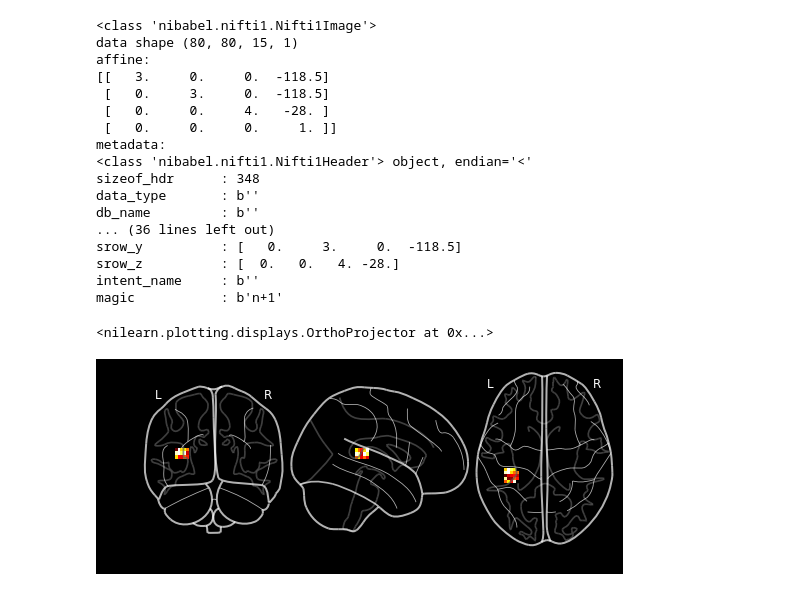
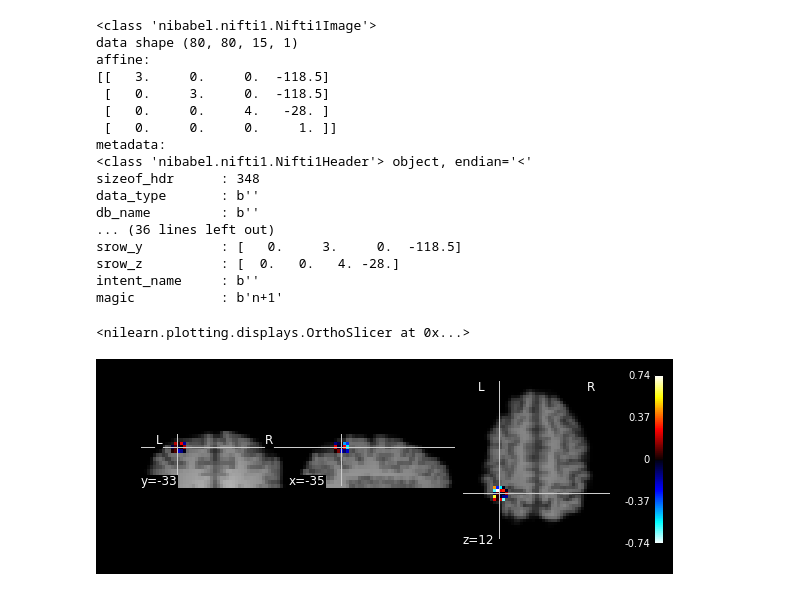
Before and after one commit to jeffmacinnes/b2b, a Jupyter notebook: analysis/subject001_multivoxel.ipynb, the cells around one changed output. Saved outputs shown, nothing was run; the diff lists cells and outputs as text; code cells hidden in the pictures.

```diff
--- a/analysis/subject001_multivoxel.ipynb
+++ b/analysis/subject001_multivoxel.ipynb
@@ -41,8 +45,8 @@ trialOnsets
 # %%
 # task labels
 labels_1s = np.array(['nan'] * 186, dtype=object)
+labels_1s_exclude2 = np.array(['nan'] * 186, dtype=object)
 labels_2s = np.array(['nan'] * 93, dtype=object)
-
 
 #loop over trialOnsets to populate labels arrays
 for i,row in trialOnsets.iterrows():
@@ -51,6 +55,11 @@ for i,row in trialOnsets.iterrows():
     endIdx = startIdx + row['duration']+1
     labels_1s[startIdx:endIdx] = row['trialTypes']
 
+    # 1s TRs, exclude 2s
+    startIdx = row['onsets_TR1'] + 2
+    endIdx = startIdx + row['duration'] - 2
+    labels_1s_exclude2[startIdx:endIdx] = row['trialTypes']
+
     # 2s TRs
     startIdx = row['onsets_TR2']/2
     endIdx = startIdx + row['duration']/2 + 1
@@ -58,4 +67,5 @@ for i,row in trialOnsets.iterrows():
 
 # convert to pandas series
 labels_1s = pd.Series(labels_1s)
+labels_1s_exclude2 = pd.Series(labels_1s_exclude2)
 labels_2s = pd.Series(labels_2s)
@@ -80,0 +166,10 @@ Try to train a classifier to accurately predict REST from MOTOR timepts based on
+# %%
+masks = ['motorSphere_5mm_FUNC_mask.nii.gz',
+         'motorCortex_FUNC_mask.nii.gz',
+         'motorCortex_50prob_FUNC_mask.nii.gz',
+         'wholeBrain_FUNC_mask.nii.gz']
+
+for mask in masks:
+    for labels in [labels_1s, labels_1s_exclude2]:
+        maskFile = join('../data/subject001/pyneal_002/mask_transforms/FUNC_masks', mask)
+        runClassification(maskFile, labels)
@@ -123,12 +234,3 @@ SVC(C=100, cache_size=200, class_weight=None, coef0=0.0,
 # %%
 # train/test with cross-validation:
 from sklearn.cross_validation import KFold
-# %%
-# set up cross validator
-cv = KFold(n=len(fmri), n_folds=5)
-
-for train,test in cv:
-    conditions_masked = conditions.values[train]
-    svc.fit(fmri[train], conditions_masked)
-    prediction = svc.predict(fmri[test])
-    print((prediction == conditions.values[test]).sum() / float(len(conditions.values[test])))
@@ -185,8 +281,8 @@ srow_y          : [   0.     3.     0.  -118.5]
 srow_z          : [  0.   0.   4. -28.]
 intent_name     : b''
 magic           : b'n+1'
-# %%
-plotting.plot_glass_brain(coef_img, black_bg=True)
-# %% [output]
-<nilearn.plotting.displays.OrthoProjector at 0x...>
-[figure, removed]
+# %%
+plot_stat_map(coef_img, bg_img='../data/subject001/pyneal_002/mask_transforms/hires_FUNC.nii.gz')
+# %% [output]
+<nilearn.plotting.displays.OrthoSlicer at 0x...>
+[figure, added]
```
Also changed, not shown: parts of 11 cells of this notebook.
